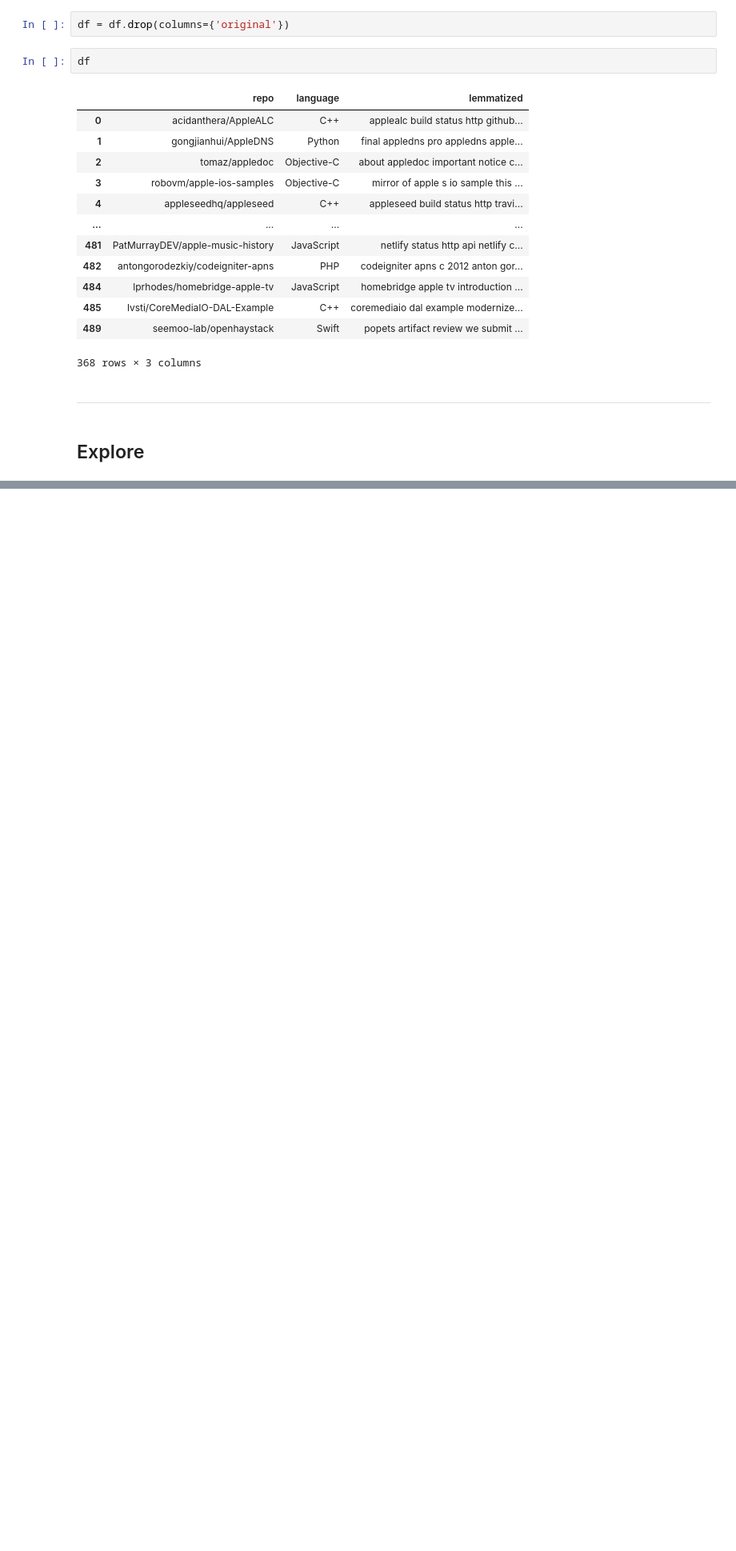
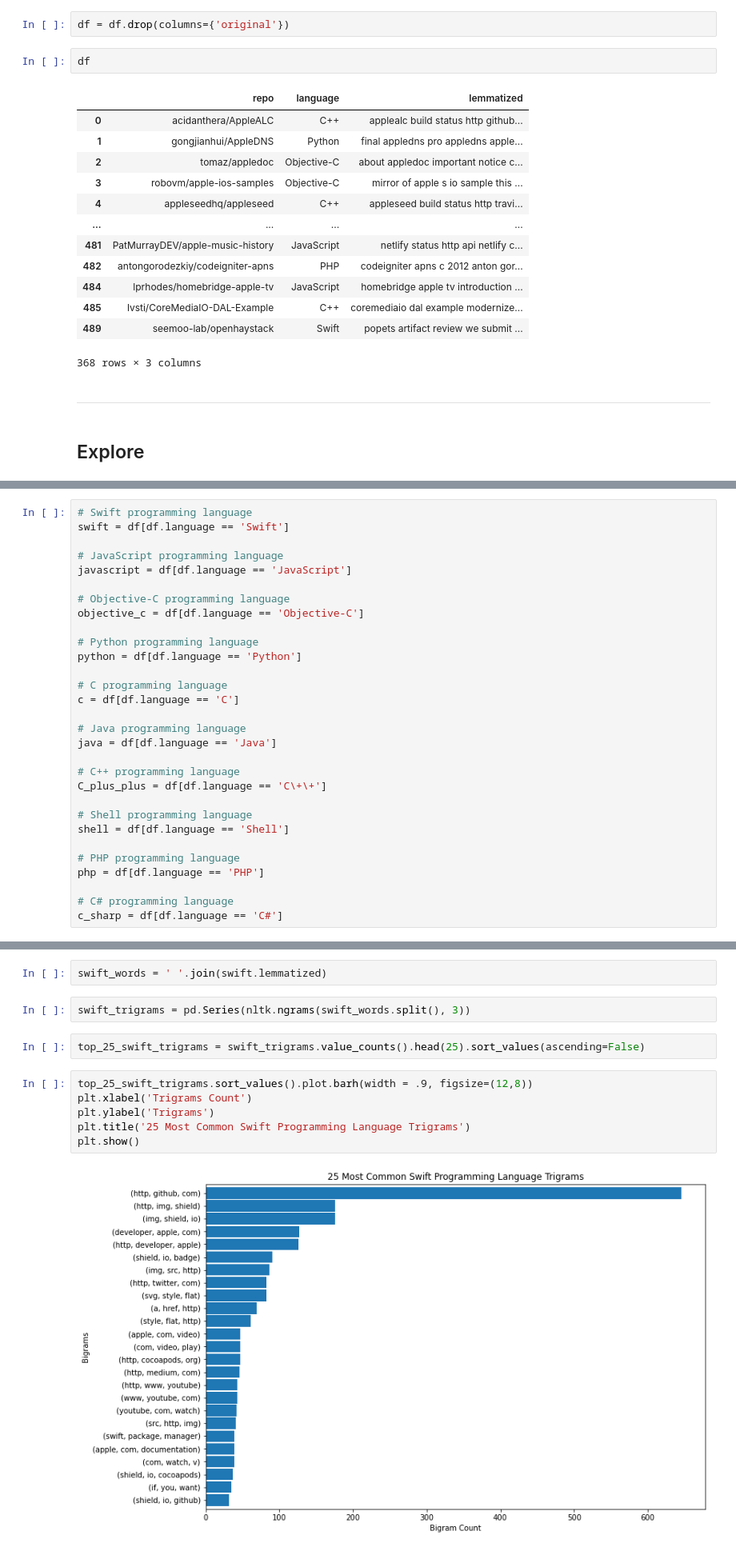
Before and after one commit to bowen-brock/Github-repo-project, a Jupyter notebook: Deangelo Scratch/deangelo_explore.ipynb, the cells around one changed output, grey strips where cells are left out. Shown: that part at 80% size. Cells and saved outputs as stored; diff of their text form; blank space fills up the shorter version.

```diff
--- a/Deangelo Scratch/deangelo_explore.ipynb
+++ b/Deangelo Scratch/deangelo_explore.ipynb
@@ -55,0 +79,30 @@ df
+# %%
+# Swift programming language
+swift = df[df.language == 'Swift']
+
+# JavaScript programming language
+javascript = df[df.language == 'JavaScript']
+
+# Objective-C programming language
+objective_c = df[df.language == 'Objective-C']
+
+# Python programming language
+python = df[df.language == 'Python']
+
+# C programming language
+c = df[df.language == 'C']
+
+# Java programming language
+java = df[df.language == 'Java']
+
+# C++ programming language
+C_plus_plus = df[df.language == 'C\+\+']
+
+# Shell programming language
+shell = df[df.language == 'Shell']
+
+# PHP programming language
+php = df[df.language == 'PHP']
+
+# C# programming language
+c_sharp = df[df.language == 'C#']
@@ -55,0 +144,14 @@ df
+# %%
+swift_words = ' '.join(swift.lemmatized)
+# %%
+swift_trigrams = pd.Series(nltk.ngrams(swift_words.split(), 3))
+# %%
+top_25_swift_trigrams = swift_trigrams.value_counts().head(25).sort_values(ascending=False)
+# %%
+top_25_swift_trigrams.sort_values().plot.barh(width = .9, figsize=(12,8))
+plt.xlabel('Trigrams Count')
+plt.ylabel('Trigrams')
+plt.title('25 Most Common Swift Programming Language Trigrams')
+plt.show()
+# %% [output]
+[figure, added]
```
Also changed, not shown: parts of 14 cells of this notebook, 4 other files.
